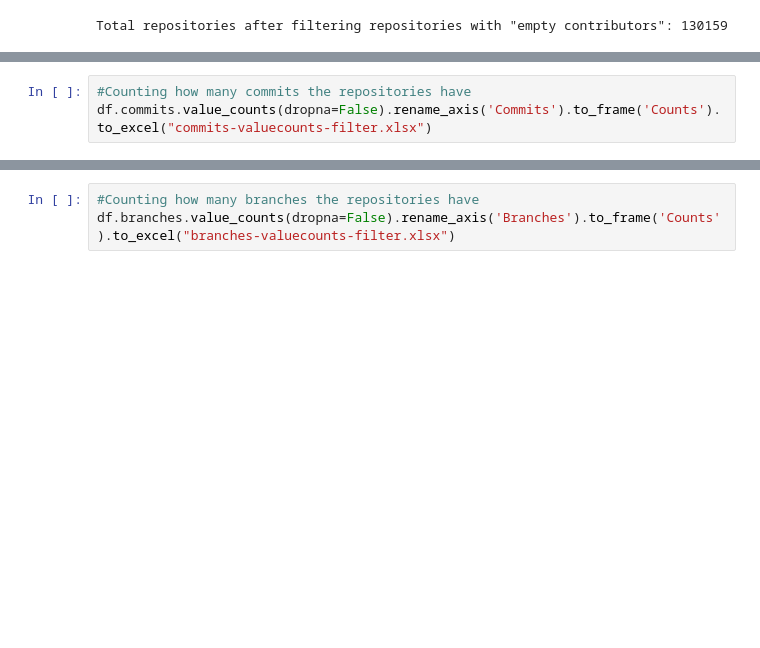
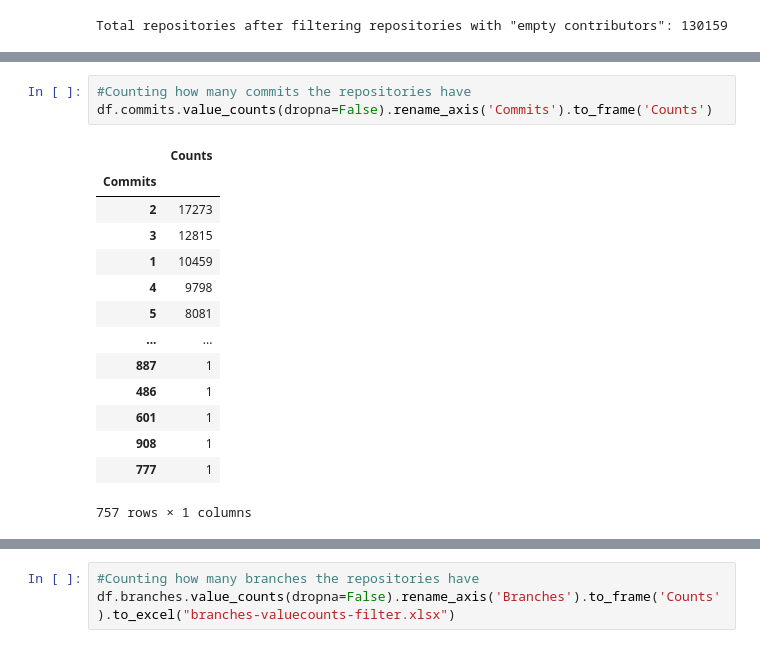
Before and after one commit to dew-uff/dsmining, a Jupyter notebook: src/filter.ipynb, the cells around one changed output, grey strips where cells are left out. Cells and saved outputs as stored; diff of their text form; blank space fills up the shorter version.

```diff
--- a/src/filter.ipynb
+++ b/src/filter.ipynb
@@ -73,5 +107,20 @@ df.contributors.value_counts(dropna=False).rename_axis('Contributors').to_frame(
 # %%
 #Counting how many commits the repositories have
-df.commits.value_counts(dropna=False).rename_axis('Commits').to_frame('Counts').to_excel("commits-valuecounts-filter.xlsx")
+df.commits.value_counts(dropna=False).rename_axis('Commits').to_frame('Counts')
+# %% [output]
+|  | Counts |
+| Commits |  |
+| 2 | 17273 |
+| 3 | 12815 |
+| 1 | 10459 |
+| 4 | 9798 |
+| 5 | 8081 |
+| ... | ... |
+| 887 | 1 |
+| 486 | 1 |
+| 601 | 1 |
+| 908 | 1 |
+| 777 | 1 |
+757 rows × 1 columns
 # %%
 #Counting how many languages the repositories have
```
Also changed, not shown: parts of 37 cells of this notebook, 14 other files.
